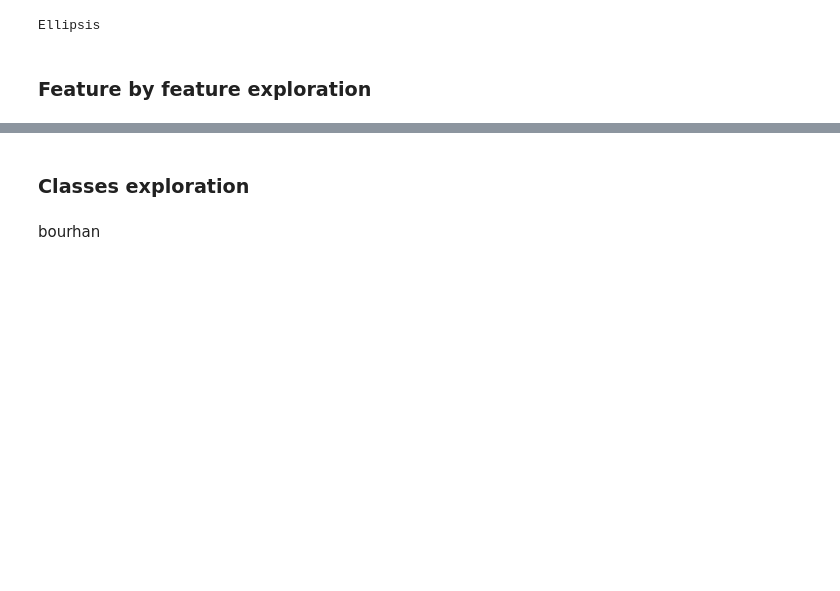
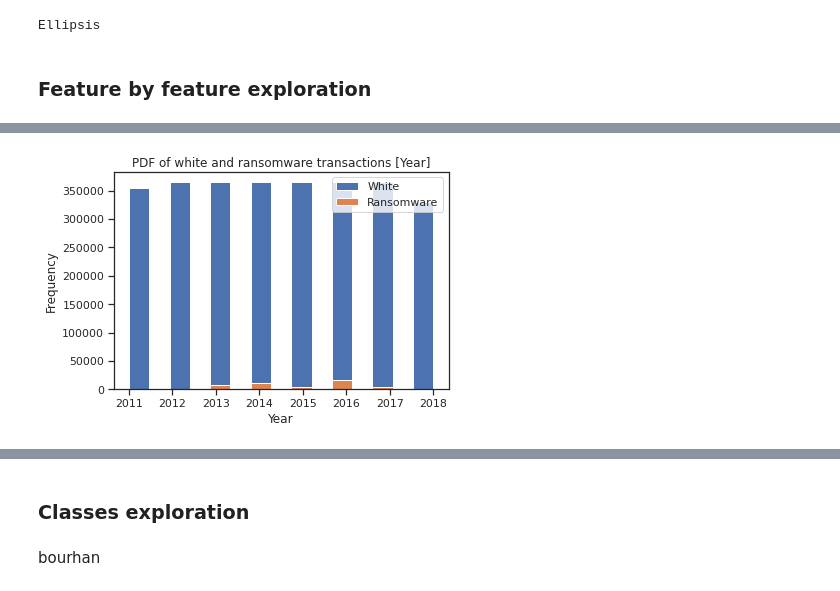
Before and after one commit to Bourhano/BitcoinRansomwareDetection, a Jupyter notebook: bitcoin_heist_starting_kit.ipynb, the cells around one changed output, grey strips where cells are left out. Cells and saved outputs as stored; diff of their text form; code cells hidden in the pictures; blank space fills up the shorter version.

```diff
--- a/bitcoin_heist_starting_kit.ipynb
+++ b/bitcoin_heist_starting_kit.ipynb
@@ -139,0 +222,14 @@ Ellipsis
+# %%
+# Splitting data two white and ransomware in order to have a general view on the distribution of the features
+Ransomware = dtrain[dtrain['label']!= "white"]
+clean = dtrain[dtrain['label']=="white"]
+# %%
+clean['year'].plot(kind = 'hist', bins=15, label='White')
+Ransomware['year'].plot(kind = 'hist', bins=15, label='Ransomware')
+plt.xlabel('year')
+plt.title('PDF of white and ransomware transactions [Year]')
+plt.xlabel('Year')
+plt.legend()
+plt.show()
+# %% [output]
+[figure, added]
```
Also changed, not shown: parts of 37 cells of this notebook.
